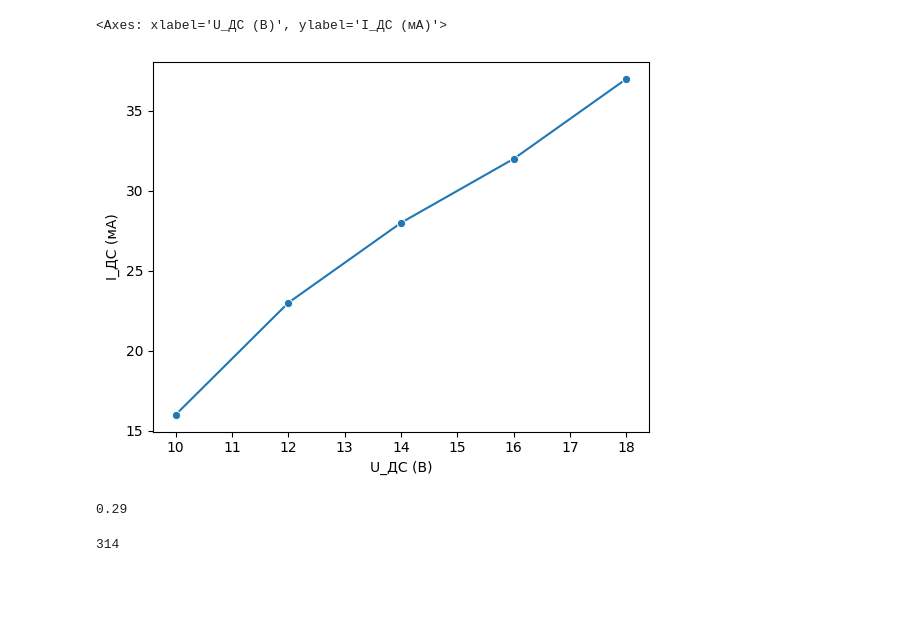
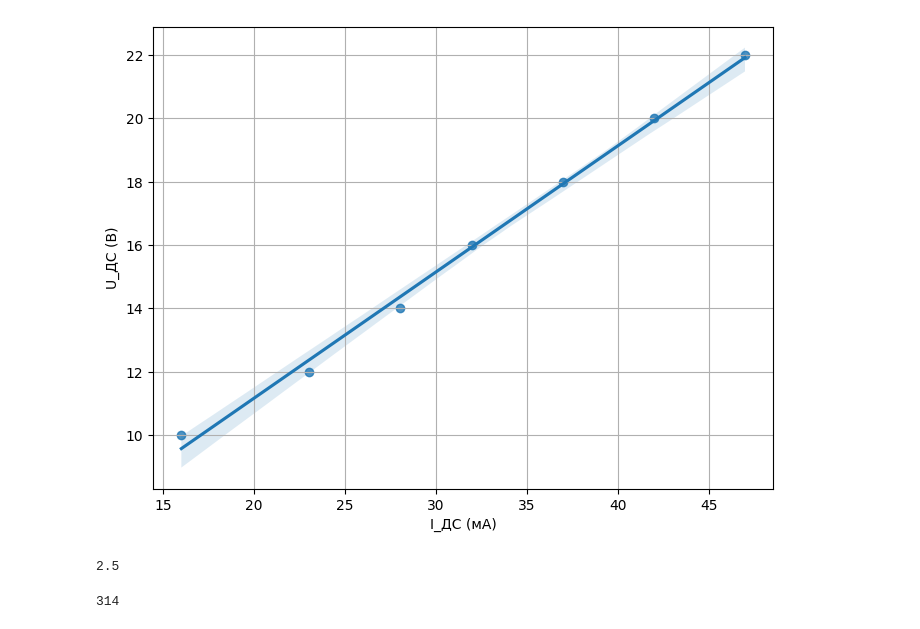
Before and after one commit to replicaCortex/Keres, a Jupyter notebook: Physics/1Lab.ipynb, the cells around one changed output. Saved outputs shown, nothing was run; the diff lists cells and outputs as text; code cells hidden in the pictures; blank space fills up the shorter version.

```diff
--- a/Physics/1Lab.ipynb
+++ b/Physics/1Lab.ipynb
@@ -39,12 +74,23 @@ display(df_5_3.T)
-# %%
-sns.lineplot(data=df_5_1, x="U_ДС (В)", y="I_ДС (мА)", marker= 'o')
-# %% [output]
-<Axes: xlabel='U_ДС (В)', ylabel='I_ДС (мА)'>
-[figure, removed]
-# %%
-X_c = (12-10)/(23-16)
-round(X_c, 2)
-# %% [output]
-0.29
+# %%
+U_dc = [10, 12, 14, 16, 18, 20, 22]
+I_dc = [16, 23, 28, 32, 37, 42, 47]
+
+plt.figure(figsize=(8, 6))
+sns.regplot(y=U_dc, x=I_dc, marker='o' )
+
+plt.ylabel('U_ДС (В)')
+plt.xlabel('I_ДС (мА)')
+plt.grid(True)
+
+plt.show()
+# %% [output]
+[figure, added]
+# %%
+from scipy.stats import linregress
+_ = linregress(U_dc, I_dc)
+X_c = _.slope
+X_c
+# %% [output]
+2.5
 # %%
 OMEGA = 2 * np.pi * 50
```
Also changed, not shown: parts of 23 cells of this notebook, 1 other file.
